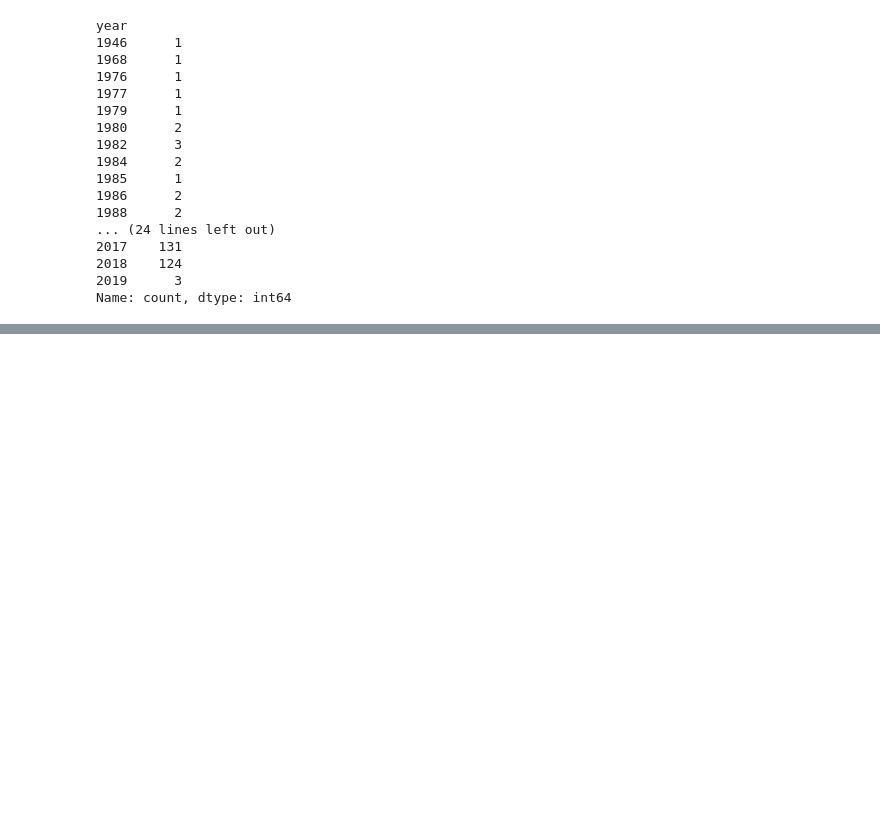
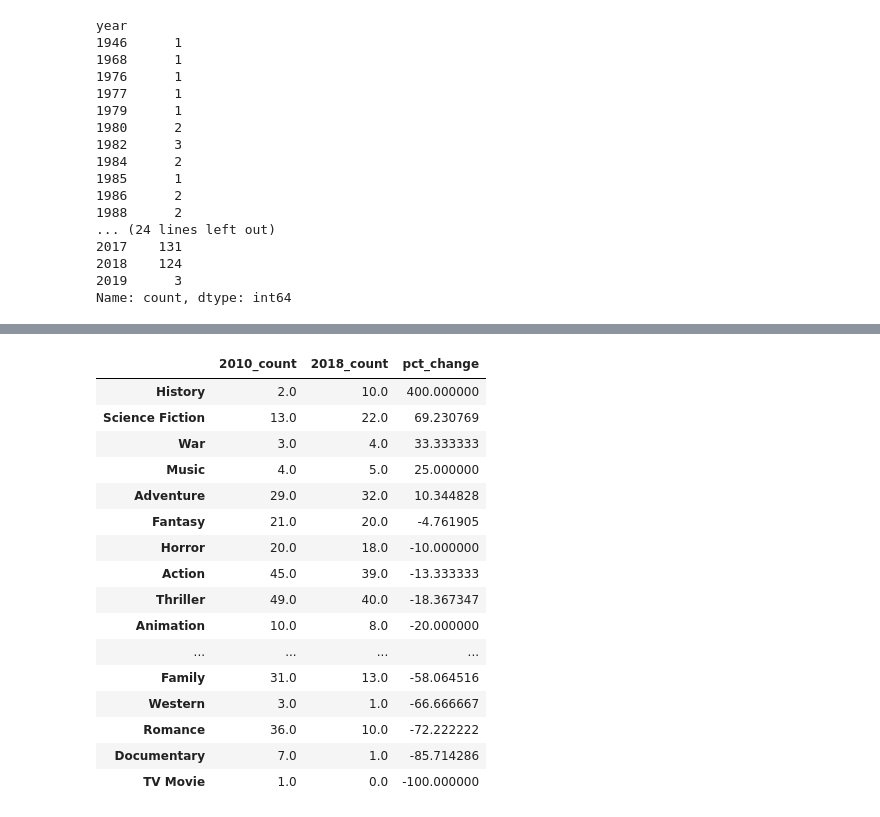
Before and after one commit to npchowdr/group2_movies, a Jupyter notebook: genre_analysis.ipynb, the cells around one changed output, grey strips where cells are left out. Saved outputs shown, nothing was run; the diff lists cells and outputs as text; code cells hidden in the pictures; blank space fills up the shorter version.

```diff
--- a/genre_analysis.ipynb
+++ b/genre_analysis.ipynb
@@ -154,0 +143,34 @@ pd.DataFrame(roi_by_year_genre)
+# %%
+# Compare genre film counts at the start (2010) vs. end (2018) of the decade.
+# 2019 excluded (only 3 films total, incomplete data collection year).
+genre_by_year_df = pd.DataFrame(genre_by_year).fillna(0)
+
+genre_growth = pd.DataFrame({
+    '2010_count': genre_by_year_df.loc[2010],
+    '2018_count': genre_by_year_df.loc[2018],
+})
+
+genre_growth['pct_change'] = (
+    (genre_growth['2018_count'] - genre_growth['2010_count'])
+    / genre_growth['2010_count'].replace(0, pd.NA)
+) * 100
+
+genre_growth.sort_values('pct_change', ascending=False)
+# %% [output]
+|  | 2010_count | 2018_count | pct_change |
+| History | 2.0 | 10.0 | 400.000000 |
+| Science Fiction | 13.0 | 22.0 | 69.230769 |
+| War | 3.0 | 4.0 | 33.333333 |
+| Music | 4.0 | 5.0 | 25.000000 |
+| Adventure | 29.0 | 32.0 | 10.344828 |
+| Fantasy | 21.0 | 20.0 | -4.761905 |
+| Horror | 20.0 | 18.0 | -10.000000 |
+| Action | 45.0 | 39.0 | -13.333333 |
+| Thriller | 49.0 | 40.0 | -18.367347 |
+| Animation | 10.0 | 8.0 | -20.000000 |
+| ... | ... | ... | ... |
+| Family | 31.0 | 13.0 | -58.064516 |
+| Western | 3.0 | 1.0 | -66.666667 |
+| Romance | 36.0 | 10.0 | -72.222222 |
+| Documentary | 7.0 | 1.0 | -85.714286 |
+| TV Movie | 1.0 | 0.0 | -100.000000 |
```
Also changed, not shown: parts of 18 cells of this notebook.
